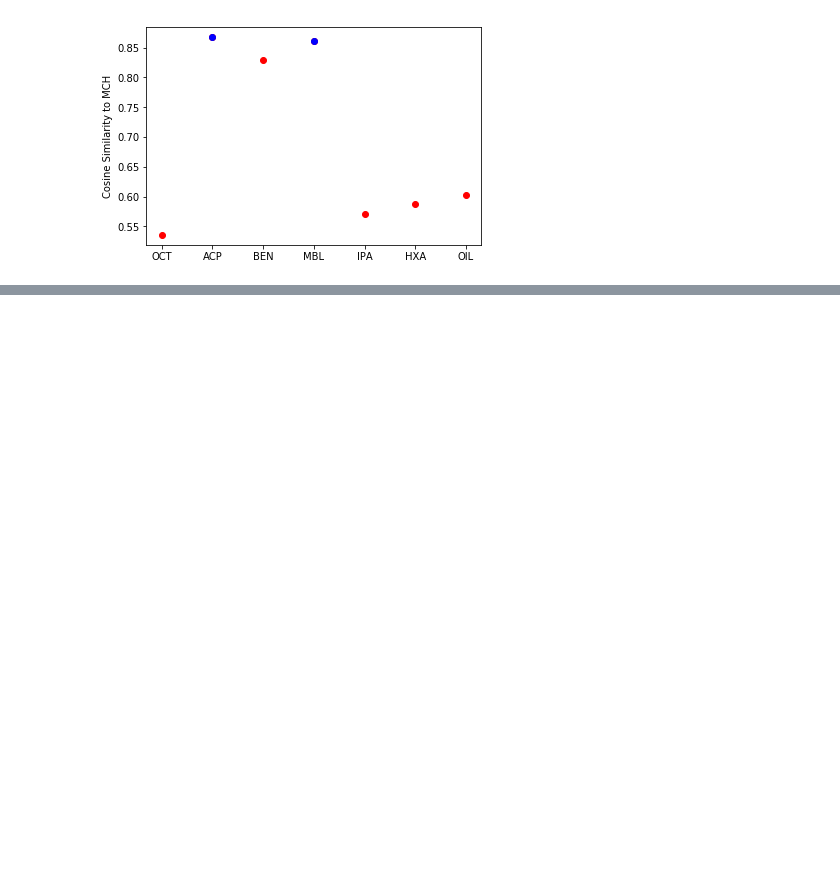
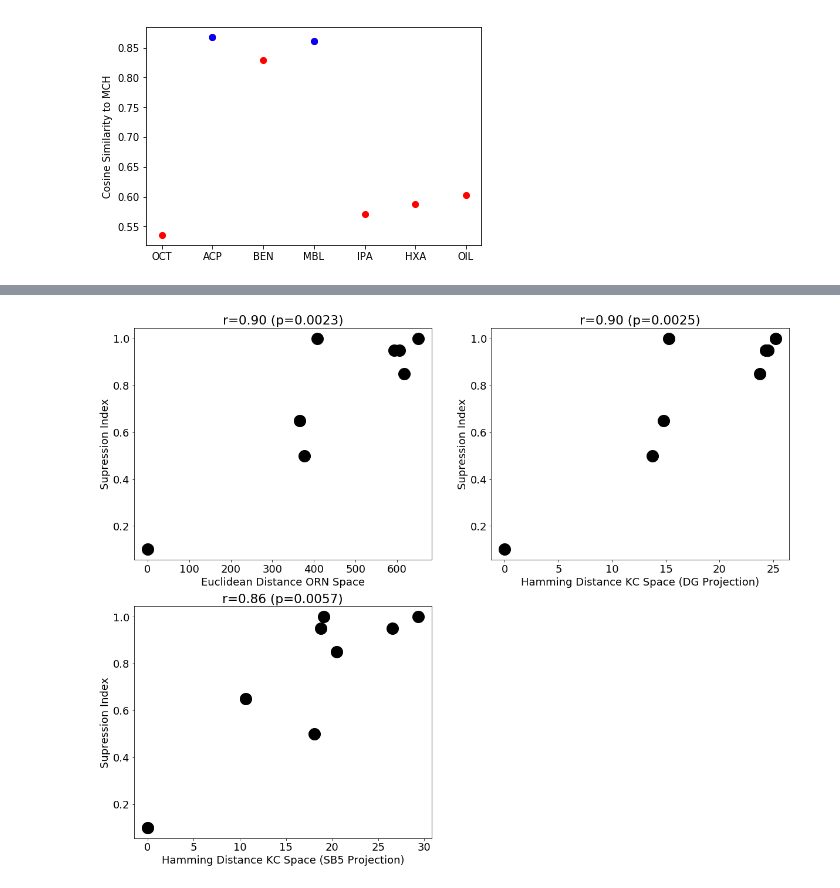
Before and after one commit to TimCSheehan/FLY_LSH, a Jupyter notebook: fly_dat/OdorAnalysis.ipynb, the cells around one changed output, grey strips where cells are left out. Drawn from its saved outputs; the diff is of its cells as text; code cells hidden in the pictures; blank space fills up the shorter version.

```diff
--- a/fly_dat/OdorAnalysis.ipynb
+++ b/fly_dat/OdorAnalysis.ipynb
@@ -467,0 +501,36 @@ Object `stable_bloom` not found.
+# %%
+# Supression data
+sup_dat = {'OCT':1.0,'ACP':.5,'BEN':1.0,'MBL':.65,'IPA':.85,'HXA':.95,'OIL':.95,'MCH':.1}
+i = 0
+xx = np.zeros(len(sup_dat))
+for od in dat_s.columns:
+    #print (od)
+    xx[i] = sup_dat[od]
+    i+=1
+# %%
+plt.figure(figsize =(20,16))
+plt.subplot(2,2,1)
+plt.plot(Xd_euc[:],xx[:],'ko',ms=ms)
+# plt.title('r=%.2f (p=%.4f)' %spearmanr(Xd_euc,xx))
+plt.title('r=%.2f (p=%.4f)' %pearsonr(Xd_euc,xx))
+# plt.plot(Xd_euc[1:],xx[1:],'ko')
+# plt.title('r=%.2f (p=%.4f)' %spearmanr(Xd_euc[1:],xx[1:]))
+# plt.title('r=%.2f (p=%.4f)' %pearsonr(Xd_euc[1:],xx[1:]))
+plt.xlabel('Euclidean Distance ORN Space')
+plt.ylabel('Supression Index')
+
+plt.subplot(2,2,2)
+plt.plot(np.mean(MCH_hash,axis=0),xx[:],'ko',ms=ms)
+plt.title('r=%.2f (p=%.4f)' %pearsonr(np.mean(MCH_hash,axis=0),xx))
+
+plt.xlabel('Hamming Distance KC Space (DG Projection)')
+plt.ylabel('Supression Index')
+
+plt.subplot(2,2,3)
+plt.plot(np.mean(MCH_hashSB,axis=0),xx[:],'ko',ms=ms)
+plt.title('r=%.2f (p=%.4f)' %pearsonr(np.mean(MCH_hashSB,axis=0),xx))
+plt.xlabel('Hamming Distance KC Space (SB5 Projection)')
+plt.ylabel('Supression Index')
+plt.show()
+# %% [output]
+[figure, added]
```
Also changed, not shown: parts of 18 cells of this notebook, 1 other file.
